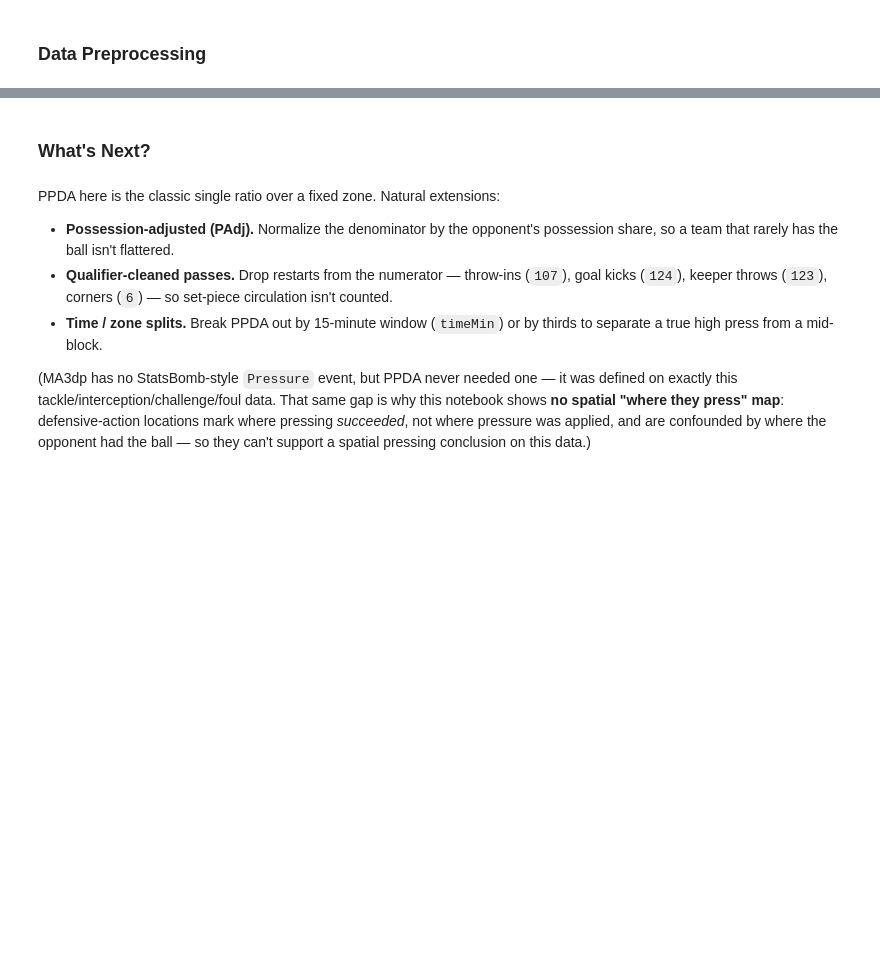
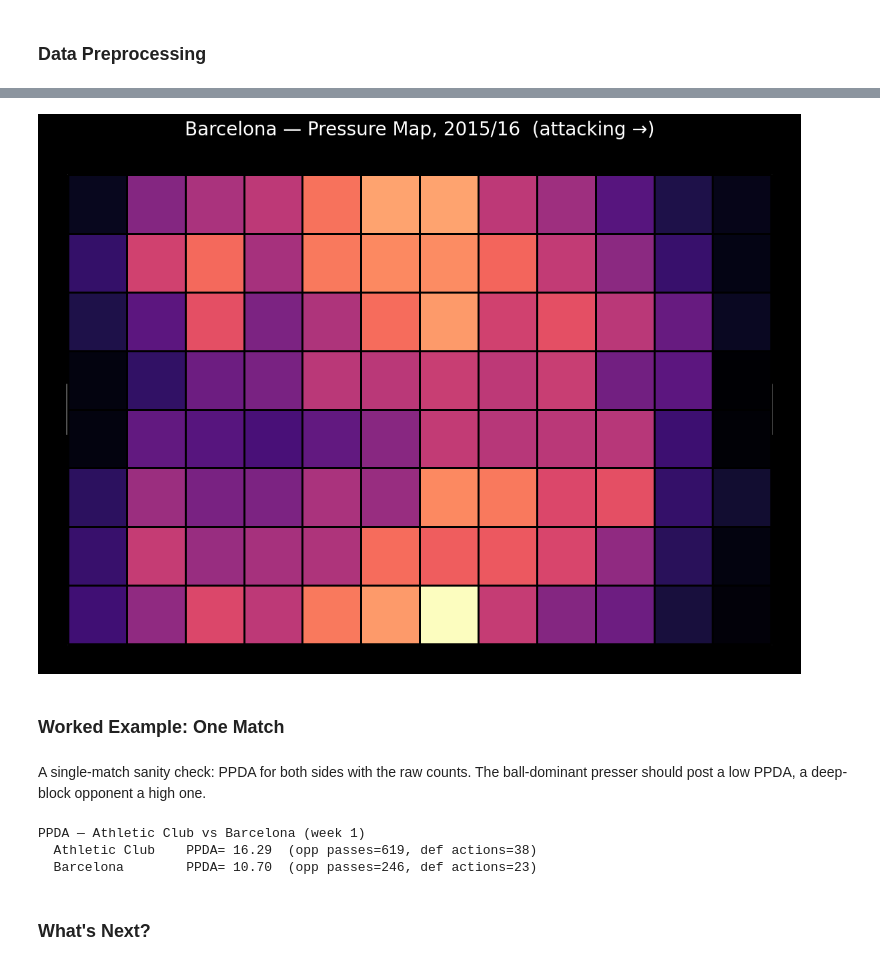
Before and after one commit to liyizhan6575/project_kick, a Jupyter notebook: football_models/defending/ppda.ipynb, the cells around one changed output, grey strips where cells are left out. Drawn from its saved outputs; the diff is of its cells as text; code cells hidden in the pictures; blank space fills up the shorter version.

```diff
--- a/football_models/defending/ppda.ipynb
+++ b/football_models/defending/ppda.ipynb
@@ -306,10 +224,41 @@ PPDA — 2022-12-18 Argentina vs France  (lower = more intense press)
+# %%
+pressures = be[(be["team"] == FOCAL_TEAM) & (be["type"] == "Pressure")]
+
+pitch = Pitch(pitch_type="statsbomb", pitch_color="black", line_color="#666666")
+fig, ax = pitch.draw(figsize=(13, 8.5))
+fig.patch.set_facecolor("black")
+
+bin_stat = pitch.bin_statistic(
+    pressures["x"], pressures["y"], statistic="count", bins=(12, 8)
+)
+pitch.heatmap(bin_stat, ax=ax, cmap="magma", edgecolors="black")
+ax.set_title(
+    f"{FOCAL_TEAM} — Pressure Map, 2015/16  (attacking →)",
+    fontsize=20, color="white", pad=18,
+)
+plt.show()
+# %% [output]
+[figure, added]
+# %% [markdown]
+### Worked Example: One Match
 # %% [markdown]
-### What's Next?
+A single-match sanity check: PPDA for both sides with the raw counts. The ball-dominant presser should post a low PPDA, a deep-block opponent a high one.
-# %% [markdown]
-PPDA here is the classic single ratio over a fixed zone. Natural extensions:
-
-- **Possession-adjusted (PAdj).** Normalize the denominator by the opponent's possession share, so a team that rarely has the ball isn't flattered.
-- **Qualifier-cleaned passes.** Drop restarts from the numerator — throw-ins (`107`), goal kicks (`124`), keeper throws (`123`), corners (`6`) — so set-piece circulation isn't counted.
-- **Time / zone splits.** Break PPDA out by 15-minute window (`timeMin`) or by thirds to separate a true high press from a mid-block.
-
-(MA3dp has no StatsBomb-style `Pressure` event, but PPDA never needed one — it was defined on exactly this tackle/interception/challenge/foul data. That same gap is why this notebook shows **no spatial "where they press" map**: defensive-action locations mark where pressing *succeeded*, not where pressure was applied, and are confounded by where the opponent had the ball — so they can't support a spatial pressing conclusion on this data.)
+# %%
+def ppda_for_match(match_id):
+    rows = team_match[team_match["match_id"] == match_id]
+    row = matches[matches["match_id"] == match_id].iloc[0]
+    print(f"PPDA — {row['home']} vs {row['away']} (week {row['match_week']})")
+    for _, r in rows.iterrows():
+        print(
+            f"  {r['team']:<16} PPDA={r['ppda']:6.2f}  "
+            f"(opp passes={int(r['opp_passes'])}, def actions={int(r['def_actions'])})"
+        )
+
+
+ppda_for_match(barca["match_id"].iloc[0])
+# %% [output]
+PPDA — Athletic Club vs Barcelona (week 1)
+  Athletic Club    PPDA= 16.29  (opp passes=619, def actions=38)
+  Barcelona        PPDA= 10.70  (opp passes=246, def actions=23)
+# %% [markdown]
+### What's Next?
```
Also changed, not shown: parts of 35 cells of this notebook.
